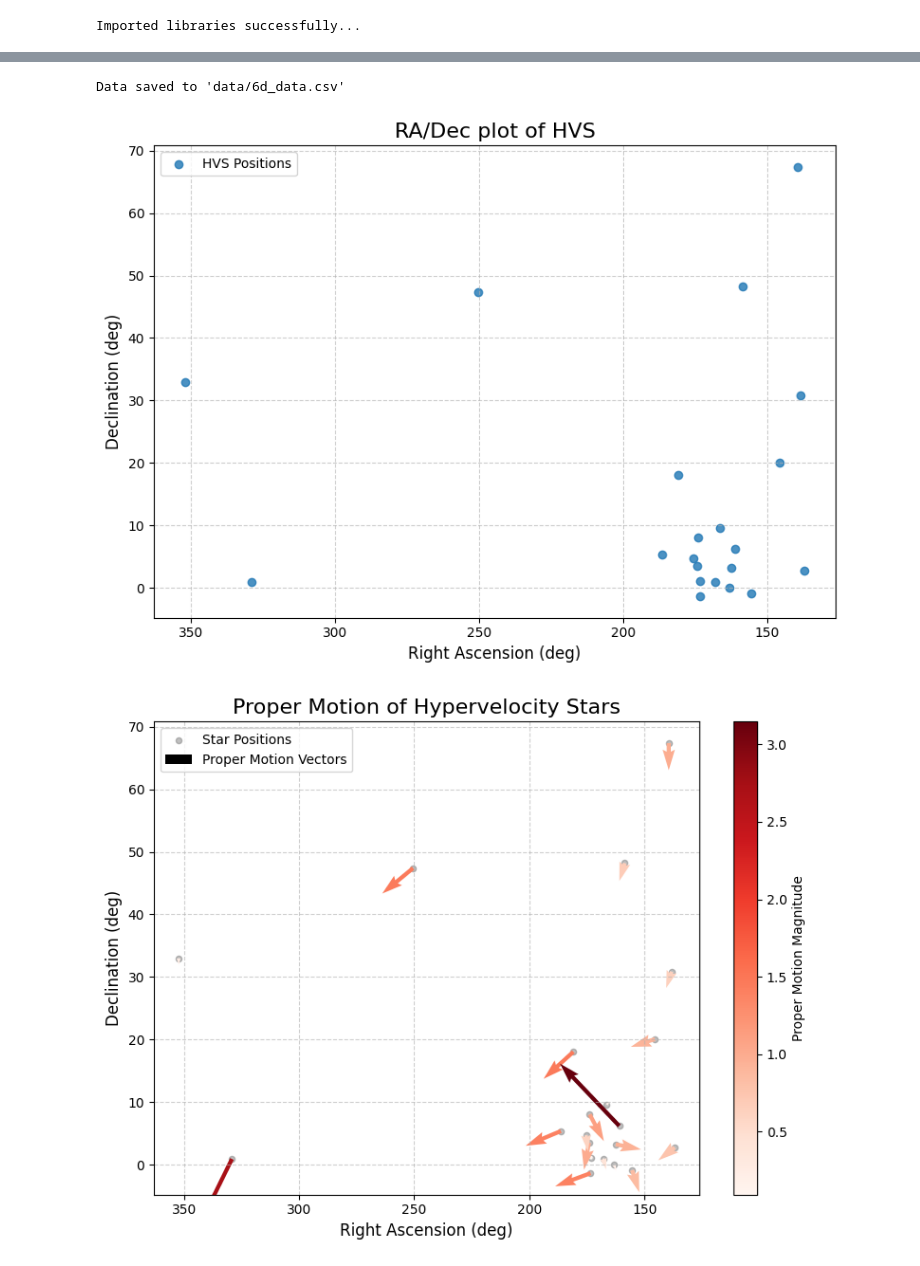
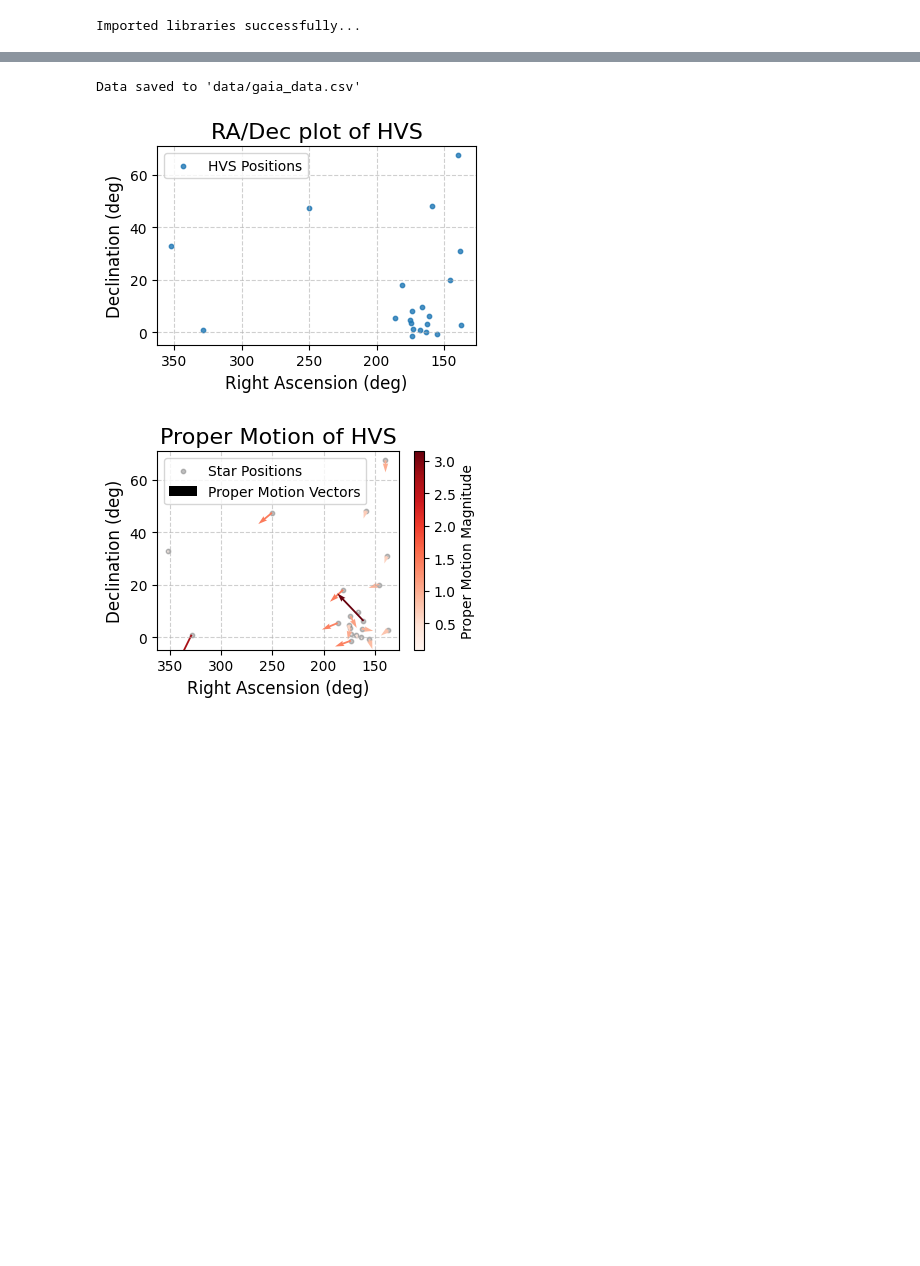
Before and after one commit to andrewqin29/hvs-integrator, a Jupyter notebook: datagen.ipynb, the cells around one changed output, grey strips where cells are left out. Drawn from its saved outputs; the diff is of its cells as text; code cells hidden in the pictures; blank space fills up the shorter version.

```diff
--- a/datagen.ipynb
+++ b/datagen.ipynb
@@ -72,10 +72,10 @@ print(df)
 # Query DR3 database for RA and Dec values and merge with original dataframe
 source_ids = df['source_id'].tolist()
 
-# formats an ADQL query to get values from Gaia DR3
+# ADQL query to get values from Gaia DR3
 query = f"""
 SELECT
-    source_id, ra, dec
+    source_id, ra, dec, ra_error, dec_error, parallax, parallax_error
 FROM
     gaiadr3.gaia_source
 WHERE
@@ -87,12 +87,16 @@ gaia_results = job.get_results()
 
 print("Results found. Merging with original database...")
 gaia_df = gaia_results.to_pandas()
+# print(gaia_df)
+# print(df)
 df = pd.merge(df, gaia_df, on='source_id')
 final_column_order = [
     'HVS',
     'source_id',
     'ra',
+    'ra_error',
     'dec',
+    'dec_error',
     'vhelio_val',
     'vhelio_err',
     'pmra_val',
@@ -100,7 +104,9 @@ final_column_order = [
     'pmdec_val',
     'pmdec_err',
     'dhelio_val',
-    'dhelio_err'
+    'dhelio_err',
+    'parallax',
+    'parallax_error'
 ]
 df = df[final_column_order]
 
@@ -127,6 +133,6 @@ Dataframe merged. Printing final dataframe...
 # %%
 # Save final dataframe to a CSV.
-output_file = '6d_data.csv'
+output_file = 'gaia_data.csv'
 output_dir = 'data'
 output_path = os.path.join(output_dir, output_file)
 
@@ -136,48 +142,47 @@ if not os.path.exists(output_dir):
 df.to_csv(output_path, index=False)
 print(f"Data saved to '{output_path}'")
 # %% [output]
-Data saved to 'data/6d_data.csv'
+Data saved to 'data/gaia_data.csv'
 # %%
 # Basic data visualization on HVS data. Scatter plot and quiver plot
 # Scatter plot of RA and Dec
-plt.figure(figsize=(8, 6))
-plt.scatter(df['ra'], df['dec'], alpha=0.8, label='HVS Positions')
+plt.figure(figsize=(4, 3))
+plt.scatter(df['ra'], df['dec'], alpha=0.8, label='HVS Positions', s=10)
 plt.title('RA/Dec plot of HVS', fontsize=16)
 plt.xlabel('Right Ascension (deg)', fontsize=12)
 plt.ylabel('Declination (deg)', fontsize=12)
 plt.grid(True, linestyle='--', alpha=0.6)
 
 plt.gca().invert_xaxis()
 plt.legend()
 plt.tight_layout()
 
 plt.show()
 
 # Quiver plot of proper motions
-# Calculate the magnitude (length) of the proper motion vectors
 pm_magnitude = np.sqrt(df['pmra_val']**2 + df['pmdec_val']**2)
 
-plt.figure(figsize=(8, 6))
-plt.scatter(df['ra'], df['dec'], color='gray', s=20, alpha=0.5, label='Star Positions')
+plt.figure(figsize=(4, 3))
+plt.scatter(df['ra'], df['dec'], color='gray', s=10, alpha=0.5, label='Star Positions')
 
-# The color of each arrow is determined by its magnitude via the colormap.
+# Color of each arrow is determined by its magnitude via the colormap.
 quiver_plot = plt.quiver(df['ra'], df['dec'], df['pmra_val'], df['pmdec_val'],
                          pm_magnitude,
                          cmap='Reds',
                          scale=20,
                          label='Proper Motion Vectors')
 
-plt.title('Proper Motion of Hypervelocity Stars', fontsize=16)
+plt.title('Proper Motion of HVS', fontsize=16)
 plt.xlabel('Right Ascension (deg)', fontsize=12)
 plt.ylabel('Declination (deg)', fontsize=12)
 plt.grid(True, linestyle='--', alpha=0.6)
 plt.gca().invert_xaxis()
 
 plt.colorbar(quiver_plot, label='Proper Motion Magnitude')
 
 plt.legend()
 plt.tight_layout()
 plt.show()
 # %% [output]
-[figure, old version]
+[figure, new version]
-[figure, old version]
+[figure, new version]
```
Also changed, not shown: parts of 4 cells of this notebook, 5 other files.
